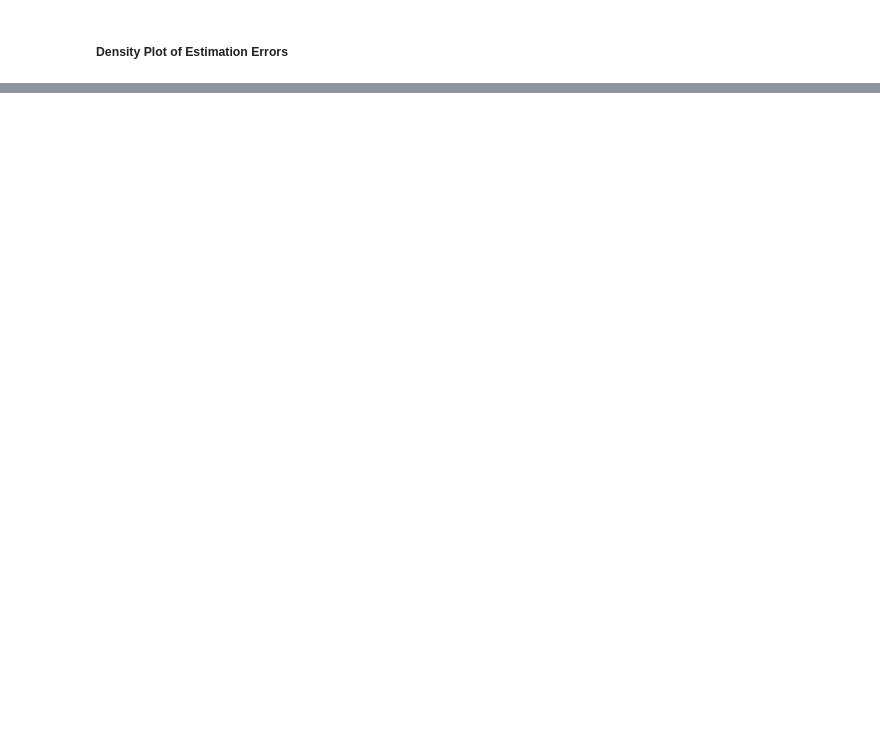
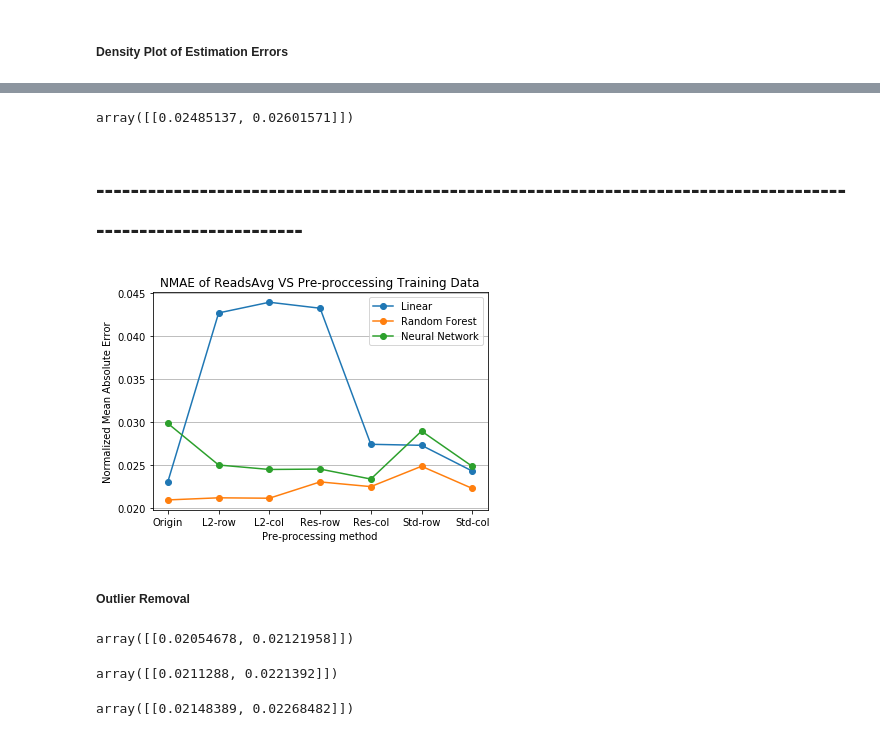
Before and after one commit to Will1998/Network-Analytics, a Jupyter notebook: Project1.ipynb, the cells around one changed output, grey strips where cells are left out. Drawn from its saved outputs; the diff is of its cells as text; code cells hidden in the pictures; blank space fills up the shorter version.

```diff
--- a/Project1.ipynb
+++ b/Project1.ipynb
@@ -451,0 +761,28 @@ plt.show()
+# %%
+model.fit(trainStdColumnX, trainStdColumnY, epochs=100, batch_size=50, verbose=0, validation_split=0.1)
+model.evaluate(trainStdColumnX, trainStdColumnY)
+predNNStdColumnY = model.predict(testStdColumnX)
+calError(testStdColumnY, predNNStdColumnY)
+# %% [output]
+array([[0.02485137, 0.02601571]])
+# %% [markdown]
+# ---------------------------------------------------------------------------------------------------------------
+# %%
+linearReadsAvg = [0.02308785,0.04269372,0.04393602,0.04324015,0.02741666,0.02729743,0.02430381]
+rfReadsAvg = [0.02094821,0.02119296,0.02114556,0.02304227,0.02249411,0.02486032,0.02228449]
+nnReadsAvg = [0.02984006,0.02500836,0.02448958,0.02453405,0.02337533,0.02894911,0.02485137]
+names = ['Origin', 'L2-row', 'L2-col', 'Res-row', 'Res-col', 'Std-row', 'Std-col']
+plt.plot(names, linearReadsAvg, '-o', label = 'Linear')
+plt.plot(names, rfReadsAvg, '-o', label = 'Random Forest')
+plt.plot(names, nnReadsAvg, '-o', label = 'Neural Network')
+plt.xlabel('Pre-processing method')
+plt.ylabel('Normalized Mean Absolute Error')
+plt.legend()
+plt.title('NMAE of ReadsAvg VS Pre-proccessing Training Data')
+plt.grid()
+plt.grid(axis='x')
+plt.show()
+# %% [output]
+[figure, added]
+# %% [markdown]
+##### Outlier Removal
@@ -451,0 +796,30 @@ plt.show()
+# %%
+trainXT10 = np.delete(stdColumnX, listDelete[0], 0)
+trainYT10 = np.delete(numpyY, listDelete[0], 0)
+trainT10X, testT10X, trainT10Y, testT10Y = train_test_split(trainXT10, trainYT10, train_size = 0.7, shuffle = True)
+regRFT10 = RandomForestRegressor()
+regRFT10.fit(trainT10X, trainT10Y) #train model
+predRFT10Y = regRFT10.predict(testT10X) #predict Y
+calError(testT10Y, predRFT10Y)
+# %% [output]
+array([[0.02054678, 0.02121958]])
+# %%
+trainXT20 = np.delete(stdColumnX, listDelete[1], 0)
+trainYT20 = np.delete(numpyY, listDelete[1], 0)
+trainT20X, testT20X, trainT20Y, testT20Y = train_test_split(trainXT20, trainYT20, train_size = 0.7, shuffle = True)
+regRFT20 = RandomForestRegressor()
+regRFT20.fit(trainT20X, trainT20Y) #train model
+predRFT20Y = regRFT20.predict(testT20X) #predict Y
+calError(testT20Y, predRFT20Y)
+# %% [output]
+array([[0.0211288, 0.0221392]])
+# %%
+trainXT30 = np.delete(stdColumnX, listDelete[2], 0)
+trainYT30 = np.delete(numpyY, listDelete[2], 0)
+trainT30X, testT30X, trainT30Y, testT30Y = train_test_split(trainXT30, trainYT30, train_size = 0.7, shuffle = True)
+regRFT30 = RandomForestRegressor()
+regRFT30.fit(trainT30X, trainT30Y) #train model
+predRFT30Y = regRFT30.predict(testT30X) #predict Y
+calError(testT30Y, predRFT30Y)
+# %% [output]
+array([[0.02148389, 0.02268482]])
```
Also changed, not shown: parts of 77 cells of this notebook, 1 other file.
